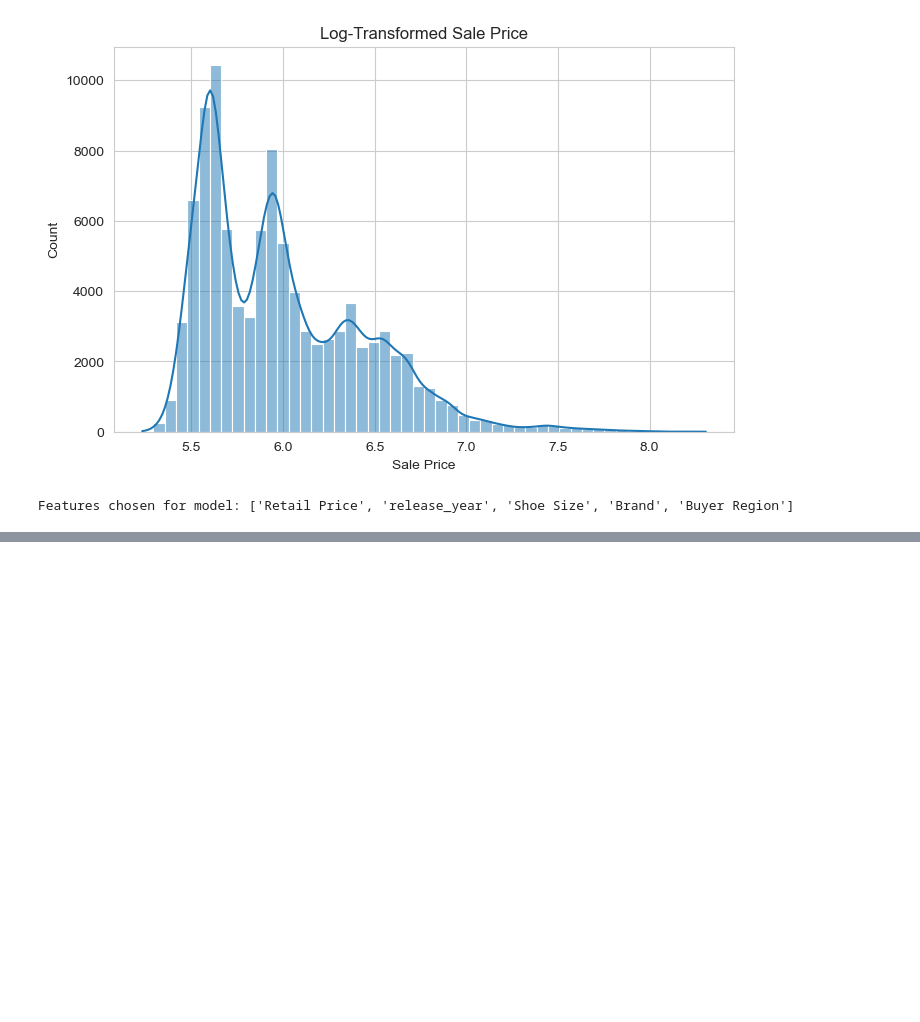
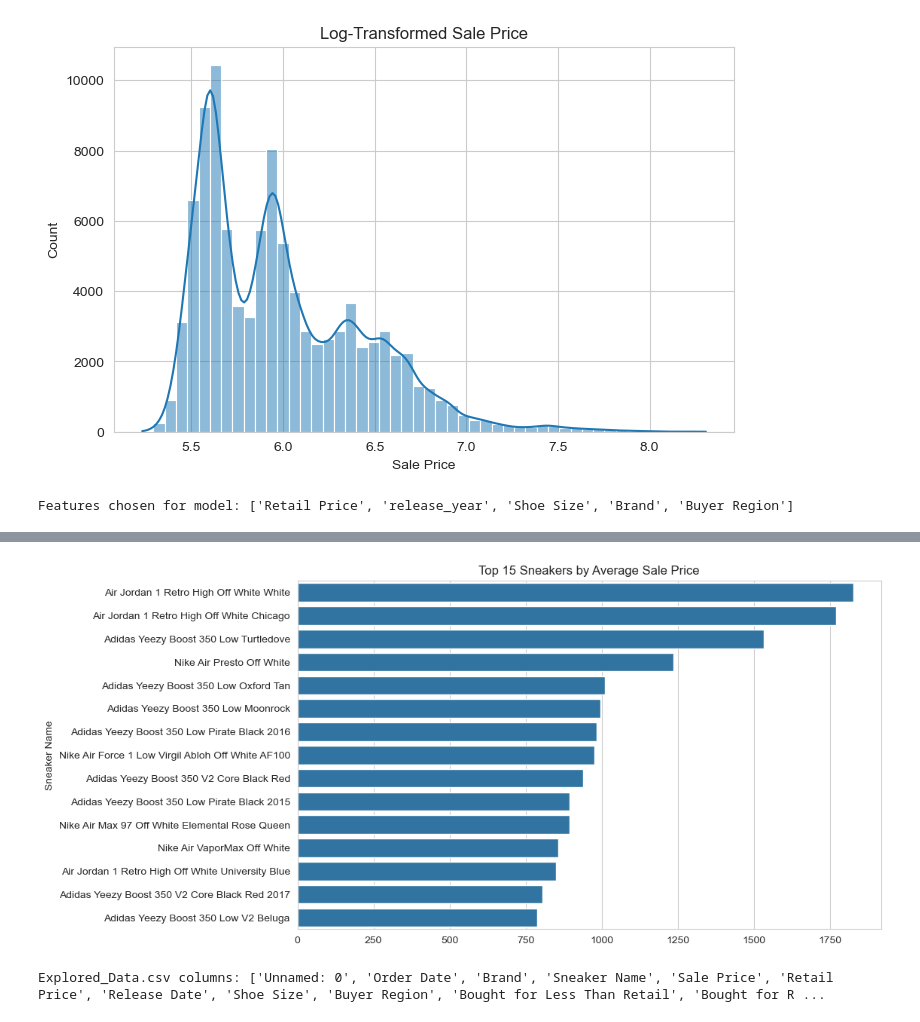
Before and after one commit to AksAad/Sneaker-price-prediction, a Jupyter notebook: notebooks/eda_visuals.ipynb, the cells around one changed output, grey strips where cells are left out. Cells and saved outputs as stored; diff of their text form; code cells hidden in the pictures; blank space fills up the shorter version.

```diff
--- a/notebooks/eda_visuals.ipynb
+++ b/notebooks/eda_visuals.ipynb
@@ -144,0 +153,8 @@ X_train, X_test, y_train, y_test = train_test_split(X, y, test_size=0.20, random
+# %%
+top_sneakers = data.groupby("Sneaker Name")["Sale Price"].mean().sort_values(ascending=False).head(15)
+plt.figure(figsize=(10,6))
+sns.barplot(x=top_sneakers.values, y=top_sneakers.index)
+plt.title("Top 15 Sneakers by Average Sale Price")
+plt.show()
+# %% [output]
+[figure, added]
@@ -144,0 +165,4 @@ X_train, X_test, y_train, y_test = train_test_split(X, y, test_size=0.20, random
+# %%
+print("Explored_Data.csv columns:", explored_df.columns.tolist())
+# %% [output]
+Explored_Data.csv columns: ['Unnamed: 0', 'Order Date', 'Brand', 'Sneaker Name', 'Sale Price', 'Retail Price', 'Release Date', 'Shoe Size', 'Buyer Region', 'Bought for Less Than Retail', 'Bought for R ...
```
Also changed, not shown: parts of 5 cells of this notebook.
